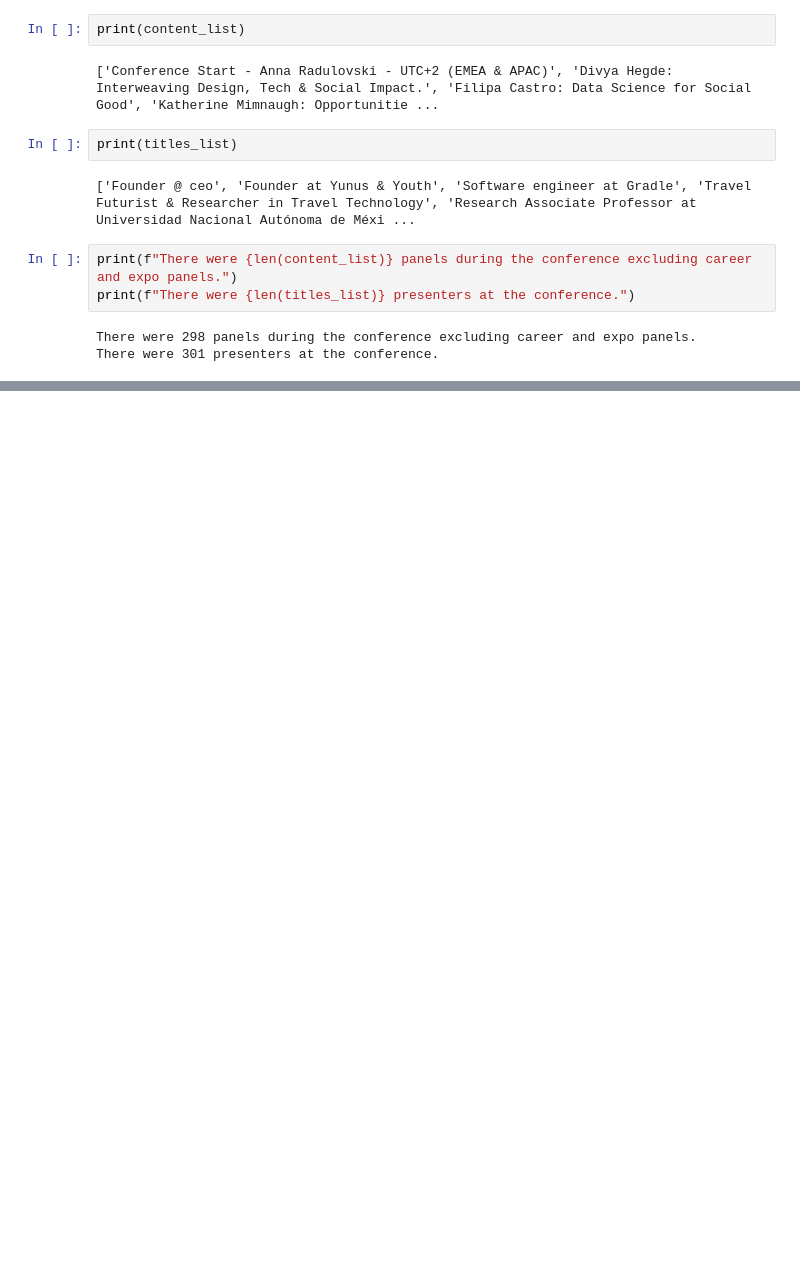
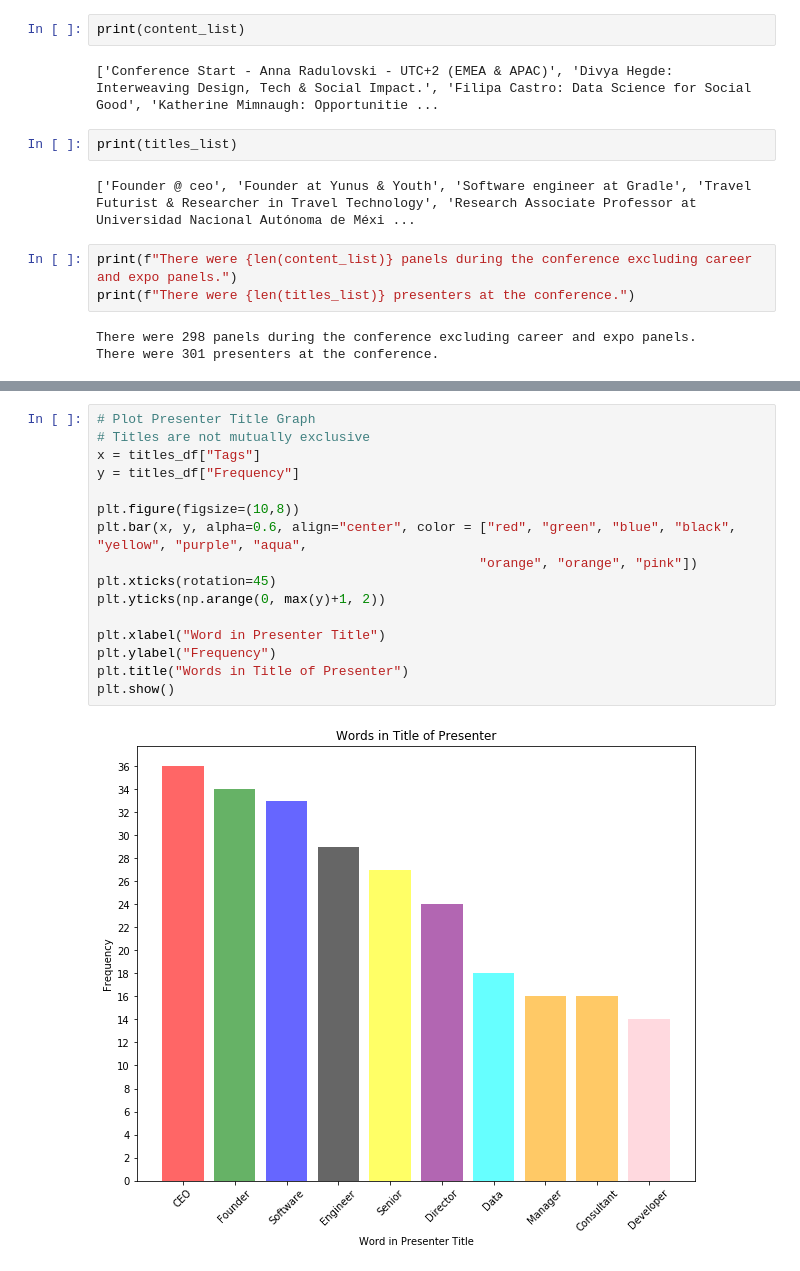
Before and after one commit to tedi529/WomenTech-Insights, a Jupyter notebook: Analysis.ipynb, the cells around one changed output, grey strips where cells are left out. Saved outputs shown, nothing was run; the diff lists cells and outputs as text; blank space fills up the shorter version.

```diff
--- a/Analysis.ipynb
+++ b/Analysis.ipynb
@@ -121,0 +166,18 @@ Most Common Words in Presenter Titles and Their Counts
+# %%
+# Plot Presenter Title Graph
+# Titles are not mutually exclusive
+x = titles_df["Tags"]
+y = titles_df["Frequency"]
+
+plt.figure(figsize=(10,8))
+plt.bar(x, y, alpha=0.6, align="center", color = ["red", "green", "blue", "black", "yellow", "purple", "aqua",
+                                                 "orange", "orange", "pink"])
+plt.xticks(rotation=45)
+plt.yticks(np.arange(0, max(y)+1, 2))
+
+plt.xlabel("Word in Presenter Title")
+plt.ylabel("Frequency")
+plt.title("Words in Title of Presenter")
+plt.show()
+# %% [output]
+[figure, added]
```
Also changed, not shown: parts of 5 cells of this notebook.
